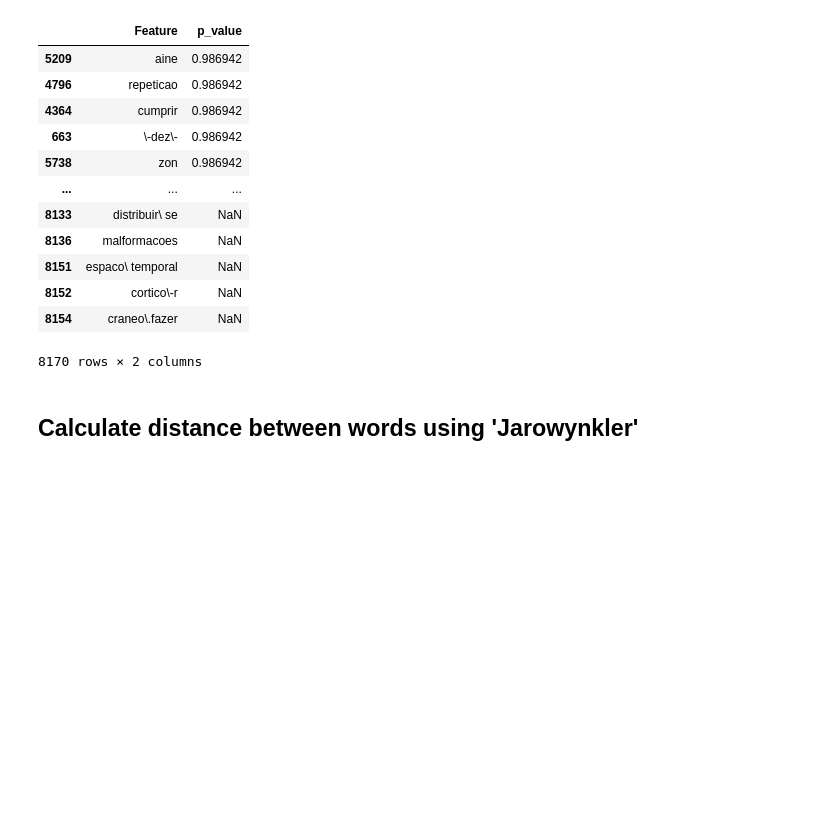
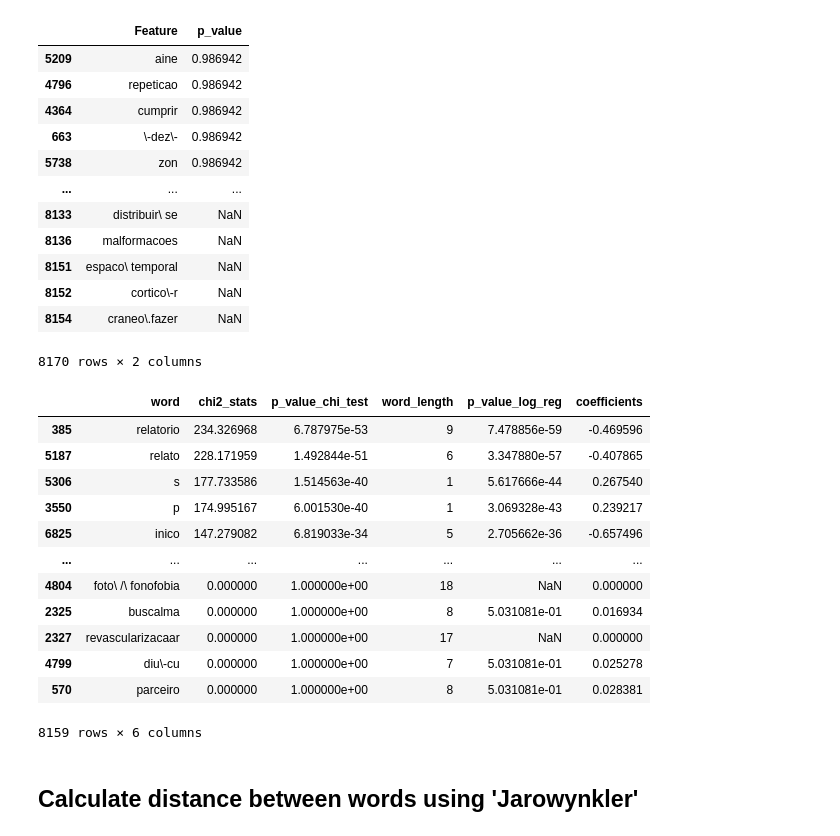
Before and after one commit to Data-Science-Knowledge-Center-Nova-SBE/PBL-HGO, a Jupyter notebook: Chi-Squared Analysis.ipynb, the cells around one changed output. Saved outputs shown, nothing was run; the diff lists cells and outputs as text; code cells hidden in the pictures; blank space fills up the shorter version.

```diff
--- a/Chi-Squared Analysis.ipynb
+++ b/Chi-Squared Analysis.ipynb
@@ -598,6 +598,25 @@ p_values
 | 8152 | cortico\-r | NaN |
 | 8154 | craneo\.fazer | NaN |
 8170 rows × 2 columns
+# %%
+#
+results = chi_test.merge(p_values.set_index('Feature'), left_on='word', right_index=True, suffixes=('_chi_test', '_log_reg')).merge(df.set_index('Feature'), left_on='word', right_index=True, suffixes=('_chi_test', '_log_reg'))
+
+results
+# %% [output]
+|  | word | chi2_stats | p_value_chi_test | word_length | p_value_log_reg | coefficients |
+| 385 | relatorio | 234.326968 | 6.787975e-53 | 9 | 7.478856e-59 | -0.469596 |
+| 5187 | relato | 228.171959 | 1.492844e-51 | 6 | 3.347880e-57 | -0.407865 |
+| 5306 | s | 177.733586 | 1.514563e-40 | 1 | 5.617666e-44 | 0.267540 |
+| 3550 | p | 174.995167 | 6.001530e-40 | 1 | 3.069328e-43 | 0.239217 |
+| 6825 | inico | 147.279082 | 6.819033e-34 | 5 | 2.705662e-36 | -0.657496 |
+| ... | ... | ... | ... | ... | ... | ... |
+| 4804 | foto\ /\ fonofobia | 0.000000 | 1.000000e+00 | 18 | NaN | 0.000000 |
+| 2325 | buscalma | 0.000000 | 1.000000e+00 | 8 | 5.031081e-01 | 0.016934 |
+| 2327 | revascularizacaar | 0.000000 | 1.000000e+00 | 17 | NaN | 0.000000 |
+| 4799 | diu\-cu | 0.000000 | 1.000000e+00 | 7 | 5.031081e-01 | 0.025278 |
+| 570 | parceiro | 0.000000 | 1.000000e+00 | 8 | 5.031081e-01 | 0.028381 |
+8159 rows × 6 columns
 # %% [markdown]
 ## Calculate distance between words using 'Jarowynkler'
 # %% [markdown]
```
Also changed, not shown: parts of 1 cell of this notebook.
